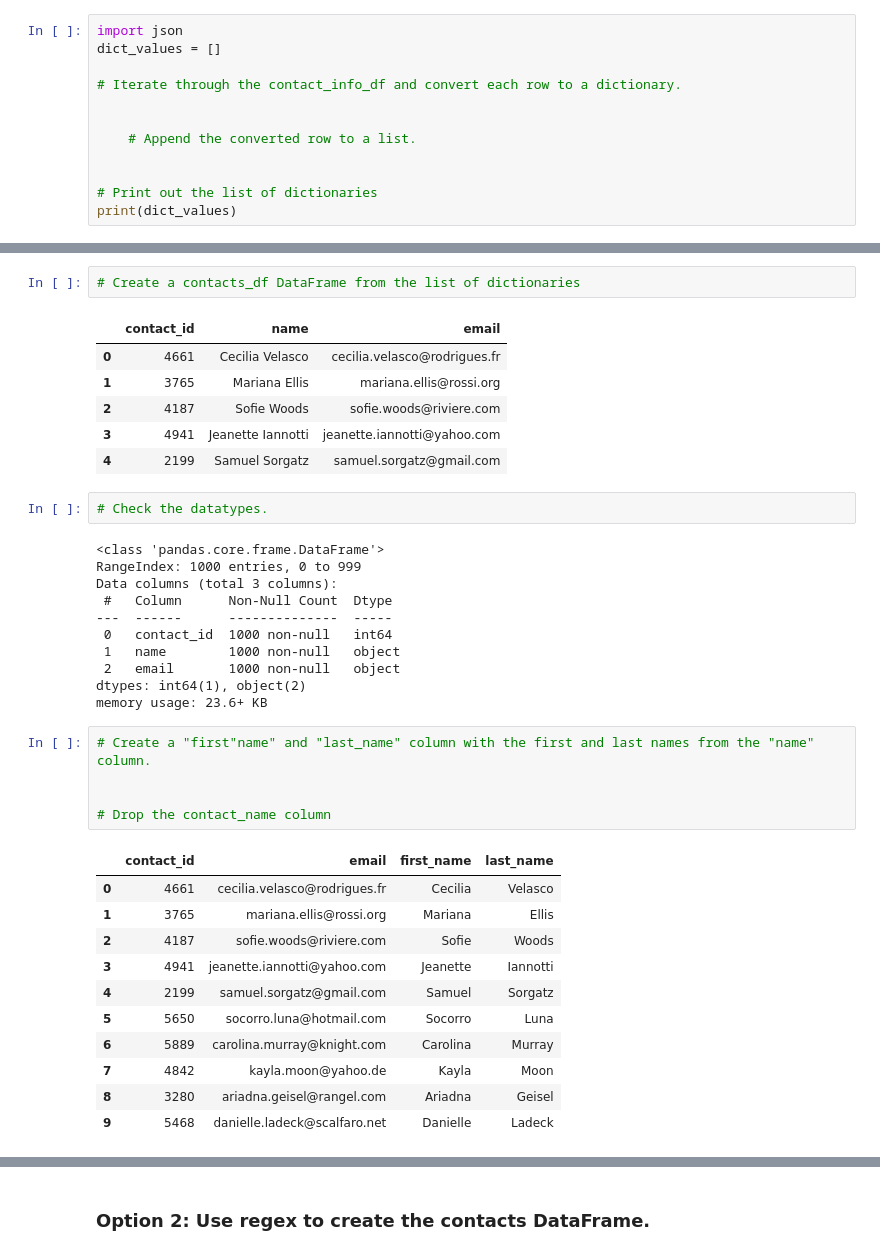
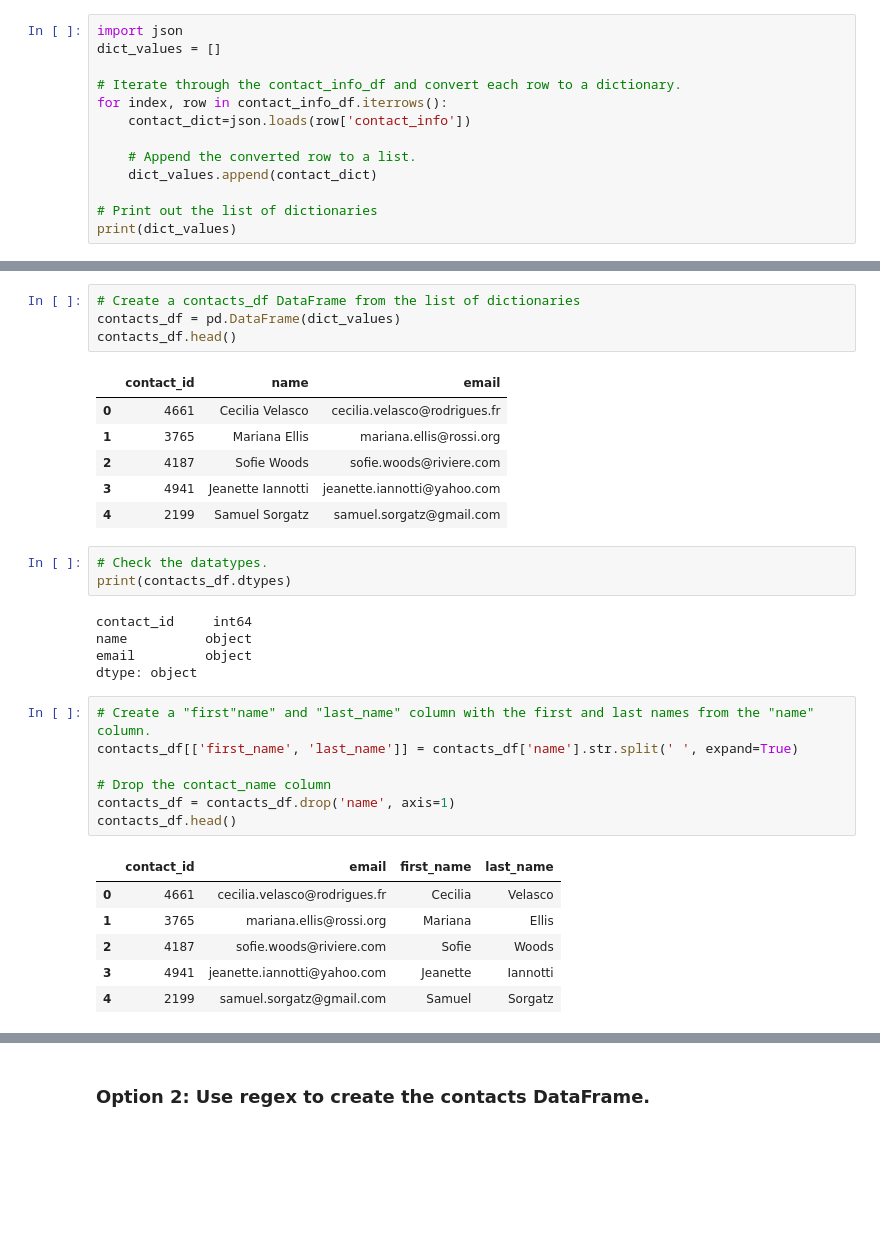
Before and after one commit to aferrodelgado/project-2-Crowdfunding_ETL, a Jupyter notebook: Starter_Files/ETL_Mini_Project_LAtchley_ADelgado, MJohnson.ipynb, the cells around one changed output, grey strips where cells are left out. Drawn from its saved outputs; the diff is of its cells as text; blank space fills up the shorter version.

```diff
--- a/Starter_Files/ETL_Mini_Project_LAtchley_ADelgado, MJohnson.ipynb
+++ b/Starter_Files/ETL_Mini_Project_LAtchley_ADelgado, MJohnson.ipynb
@@ -324,10 +322,11 @@ import json
 dict_values = []
 
 # Iterate through the contact_info_df and convert each row to a dictionary.
-
+for index, row in contact_info_df.iterrows():
+    contact_dict=json.loads(row['contact_info'])
 
     # Append the converted row to a list.
-
+    dict_values.append(contact_dict)
 
 # Print out the list of dictionaries
 print(dict_values)
@@ -335,6 +334,8 @@ print(dict_values)
 [{'contact_id': 4661, 'name': 'Cecilia Velasco', 'email': 'cecilia.velasco@rodrigues.fr'}, {'contact_id': 3765, 'name': 'Mariana Ellis', 'email': 'mariana.ellis@rossi.org'}, {'contact_id': 4187, 'name ...
 # %%
 # Create a contacts_df DataFrame from the list of dictionaries
+contacts_df = pd.DataFrame(dict_values)
+contacts_df.head()
 # %% [output]
 |  | contact_id | name | email |
 | 0 | 4661 | Cecilia Velasco | cecilia.velasco@rodrigues.fr |
@@ -344,31 +345,23 @@ print(dict_values)
 | 4 | 2199 | Samuel Sorgatz | samuel.sorgatz@gmail.com |
 # %%
 # Check the datatypes.
+print(contacts_df.dtypes)
 # %% [output]
-<class 'pandas.core.frame.DataFrame'>
-RangeIndex: 1000 entries, 0 to 999
-Data columns (total 3 columns):
- #   Column      Non-Null Count  Dtype
----  ------      --------------  -----
- 0   contact_id  1000 non-null   int64
- 1   name        1000 non-null   object
- 2   email       1000 non-null   object
-dtypes: int64(1), object(2)
-memory usage: 23.6+ KB
+contact_id     int64
+name          object
+email         object
+dtype: object
 # %%
 # Create a "first"name" and "last_name" column with the first and last names from the "name" column.
-
+contacts_df[['first_name', 'last_name']] = contacts_df['name'].str.split(' ', expand=True)
 
 # Drop the contact_name column
+contacts_df = contacts_df.drop('name', axis=1)
+contacts_df.head()
 # %% [output]
 |  | contact_id | email | first_name | last_name |
 | 0 | 4661 | cecilia.velasco@rodrigues.fr | Cecilia | Velasco |
 | 1 | 3765 | mariana.ellis@rossi.org | Mariana | Ellis |
 | 2 | 4187 | sofie.woods@riviere.com | Sofie | Woods |
 | 3 | 4941 | jeanette.iannotti@yahoo.com | Jeanette | Iannotti |
 | 4 | 2199 | samuel.sorgatz@gmail.com | Samuel | Sorgatz |
-| 5 | 5650 | socorro.luna@hotmail.com | Socorro | Luna |
-| 6 | 5889 | carolina.murray@knight.com | Carolina | Murray |
-| 7 | 4842 | kayla.moon@yahoo.de | Kayla | Moon |
-| 8 | 3280 | ariadna.geisel@rangel.com | Ariadna | Geisel |
-| 9 | 5468 | danielle.ladeck@scalfaro.net | Danielle | Ladeck |
```
Also changed, not shown: parts of 5 cells of this notebook, 4 other files.
